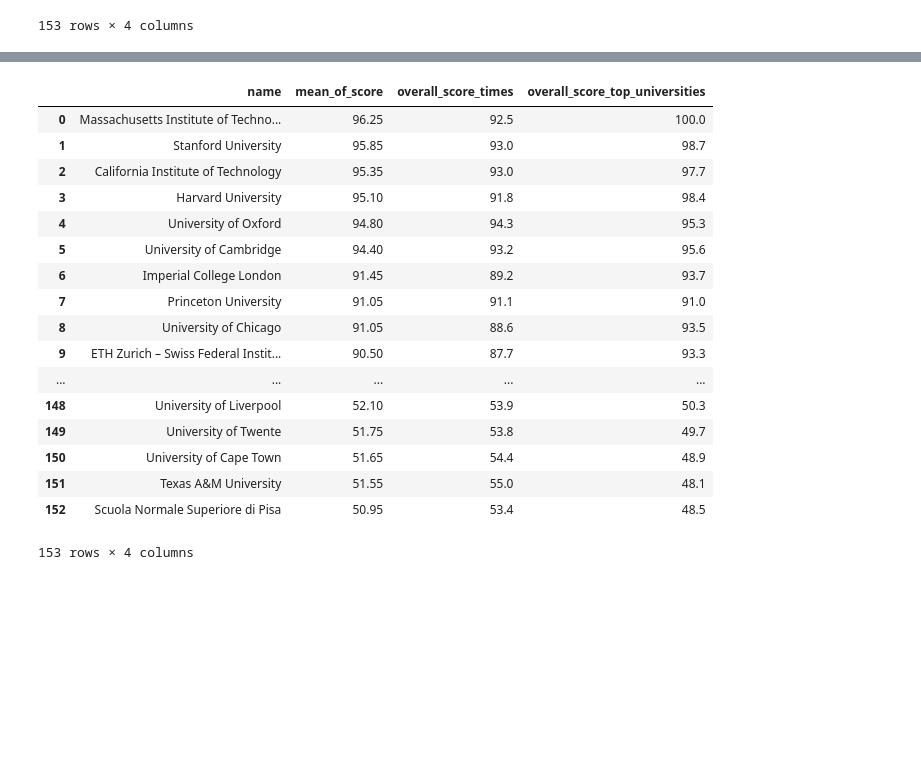
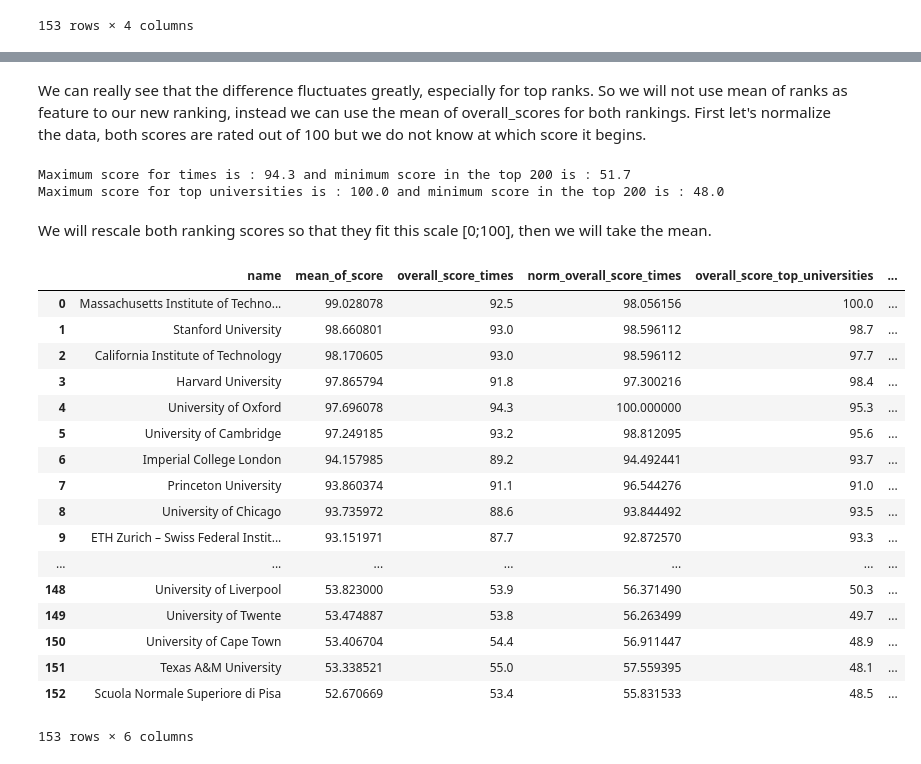
Before and after one commit to ImLemni/ada-epfl, a Jupyter notebook: 02-Data/homework2.ipynb, the cells around one changed output, grey strips where cells are left out. Saved outputs shown, nothing was run; the diff lists cells and outputs as text; code cells hidden in the pictures; blank space fills up the shorter version.

```diff
--- a/02-Data/homework2.ipynb
+++ b/02-Data/homework2.ipynb
@@ -907,28 +934,52 @@ We can take just the mean of both of them and make a new ranking.
+# %% [markdown]
+We can really see that the difference fluctuates greatly, especially for top ranks.
+So we will not use mean of ranks as feature to our new ranking, instead we can use the mean of overall_scores for both rankings.
+First let's normalize the data, both scores are rated out of 100 but we do not know at which score it begins.
+# %%
+print("Maximum score for times is : {} and minimum score in the top 200 is : {}".format(m["overall_score_times"].max(),m["overall_score_times"].min()))
+print("Maximum score for top universities is : {} and minimum score in the top 200 is : {}".format(m["overall_score_top_universities"].max(),m["overall_score_top_universities"].min()))
+# %% [output]
+Maximum score for times is : 94.3 and minimum score in the top 200 is : 51.7
+Maximum score for top universities is : 100.0 and minimum score in the top 200 is : 48.0
+# %% [markdown]
+We will rescale both ranking scores so that they fit this scale [0;100], then we will take the mean.
+# %%
+def normalize_column(df,column_name,new_column,min_scale,max_scale):
+    min_= df[column_name].min()
+    df[new_column]=df[column_name]-(min_-min_scale)
+    max_ = df[new_column].max()
+    df[new_column]/=(max_/max_scale)
 # %%
 merging_score = m.copy()
-merging_score['mean_of_score'] = (merging_score['overall_score_times']+merging_score['overall_score_top_universities'])/2
+#First normalize
+normalize_column(merging_score,'overall_score_times','norm_overall_score_times',0,100)
+normalize_column(merging_score,'overall_score_top_universities','norm_overall_score_top',0,100)
+
+#Then take the mean
+merging_score['mean_of_score'] = (merging_score['norm_overall_score_times']+merging_score['norm_overall_score_top'])/2
+# Sort and reindex
 merging_score.sort_values(by="mean_of_score",inplace=True,ascending=False)
 merging_score.reset_index(drop=True,inplace=True)
-merging_score[["name","mean_of_score","overall_score_times","overall_score_top_universities"]]
+merging_score[["name","mean_of_score","overall_score_times","norm_overall_score_times","overall_score_top_universities","norm_overall_score_top"]]
 # %% [output]
-|  | name | mean_of_score | overall_score_times | overall_score_top_universities |
-| 0 | Massachusetts Institute of Techno... | 96.25 | 92.5 | 100.0 |
-| 1 | Stanford University | 95.85 | 93.0 | 98.7 |
-| 2 | California Institute of Technology | 95.35 | 93.0 | 97.7 |
-| 3 | Harvard University | 95.10 | 91.8 | 98.4 |
-| 4 | University of Oxford | 94.80 | 94.3 | 95.3 |
-| 5 | University of Cambridge | 94.40 | 93.2 | 95.6 |
-| 6 | Imperial College London | 91.45 | 89.2 | 93.7 |
-| 7 | Princeton University | 91.05 | 91.1 | 91.0 |
-| 8 | University of Chicago | 91.05 | 88.6 | 93.5 |
-| 9 | ETH Zurich – Swiss Federal Instit... | 90.50 | 87.7 | 93.3 |
-| ... | ... | ... | ... | ... |
-| 148 | University of Liverpool | 52.10 | 53.9 | 50.3 |
-| 149 | University of Twente | 51.75 | 53.8 | 49.7 |
-| 150 | University of Cape Town | 51.65 | 54.4 | 48.9 |
-| 151 | Texas A&M University | 51.55 | 55.0 | 48.1 |
-| 152 | Scuola Normale Superiore di Pisa | 50.95 | 53.4 | 48.5 |
+|  | name | mean_of_score | overall_score_times | norm_overall_score_times | overall_score_top_universities | ... |
+| 0 | Massachusetts Institute of Techno... | 99.028078 | 92.5 | 98.056156 | 100.0 | ... |
+| 1 | Stanford University | 98.660801 | 93.0 | 98.596112 | 98.7 | ... |
+| 2 | California Institute of Technology | 98.170605 | 93.0 | 98.596112 | 97.7 | ... |
+| 3 | Harvard University | 97.865794 | 91.8 | 97.300216 | 98.4 | ... |
+| 4 | University of Oxford | 97.696078 | 94.3 | 100.000000 | 95.3 | ... |
+| 5 | University of Cambridge | 97.249185 | 93.2 | 98.812095 | 95.6 | ... |
+| 6 | Imperial College London | 94.157985 | 89.2 | 94.492441 | 93.7 | ... |
+| 7 | Princeton University | 93.860374 | 91.1 | 96.544276 | 91.0 | ... |
+| 8 | University of Chicago | 93.735972 | 88.6 | 93.844492 | 93.5 | ... |
+| 9 | ETH Zurich – Swiss Federal Instit... | 93.151971 | 87.7 | 92.872570 | 93.3 | ... |
+| ... | ... | ... | ... | ... | ... | ... |
+| 148 | University of Liverpool | 53.823000 | 53.9 | 56.371490 | 50.3 | ... |
+| 149 | University of Twente | 53.474887 | 53.8 | 56.263499 | 49.7 | ... |
+| 150 | University of Cape Town | 53.406704 | 54.4 | 56.911447 | 48.9 | ... |
+| 151 | Texas A&M University | 53.338521 | 55.0 | 57.559395 | 48.1 | ... |
+| 152 | Scuola Normale Superiore di Pisa | 52.670669 | 53.4 | 55.831533 | 48.5 | ... |
-153 rows × 4 columns
+153 rows × 6 columns
 # %% [markdown]
 Scores that are also presents :
 * citations
```
Also changed, not shown: parts of 16 cells of this notebook.
